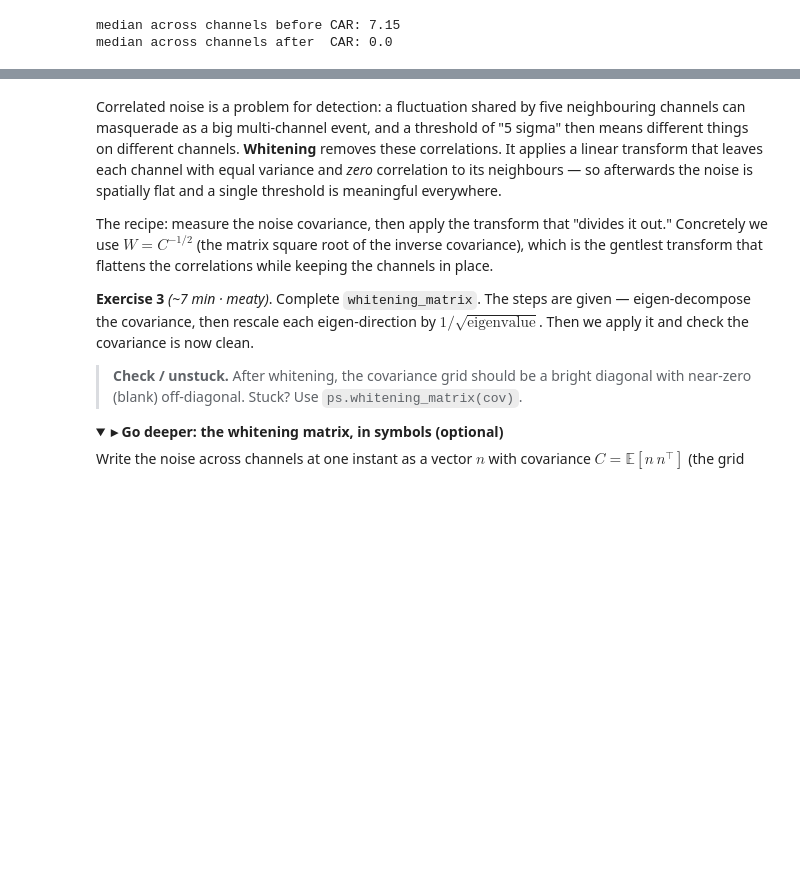
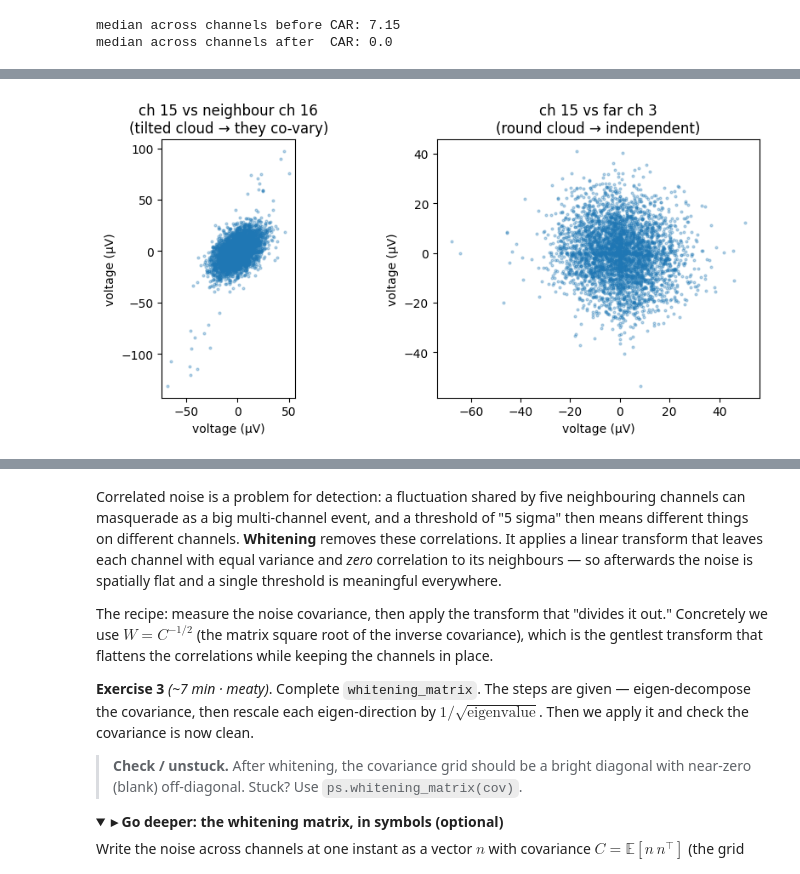
Before and after one commit to stootoon/swc-en-2026, a Jupyter notebook: ephys-pop/notebooks/02_preprocessing_solutions.ipynb, the cells around one changed output, grey strips where cells are left out. Saved outputs shown, nothing was run; the diff lists cells and outputs as text; code cells hidden in the pictures; folded sections open; blank space fills up the shorter version.

```diff
--- a/ephys-pop/notebooks/02_preprocessing_solutions.ipynb
+++ b/ephys-pop/notebooks/02_preprocessing_solutions.ipynb
@@ -258,0 +266,14 @@ diagonal, meaning neighbours are correlated.
+# %%
+rng = np.random.default_rng(0)
+idx = rng.integers(0, len(filt), 4000)          # a random handful of time samples
+ch, neighbour, far = 15, 16, 3
+fig, ax = plt.subplots(1, 2, figsize=(9, 4.2))
+ax[0].scatter(filt[idx, ch], filt[idx, neighbour], s=4, alpha=0.3)
+ax[0].set_title(f"ch {ch} vs neighbour ch {neighbour}\n(tilted cloud → they co-vary)")
+ax[1].scatter(filt[idx, ch], filt[idx, far], s=4, alpha=0.3)
+ax[1].set_title(f"ch {ch} vs far ch {far}\n(round cloud → independent)")
+for a in ax:
+    a.set_xlabel("voltage (µV)"); a.set_ylabel("voltage (µV)"); a.set_aspect("equal")
+plt.tight_layout(); plt.show()
+# %% [output]
+[figure, added]
```
Also changed, not shown: parts of 5 cells of this notebook, 17 other files.
